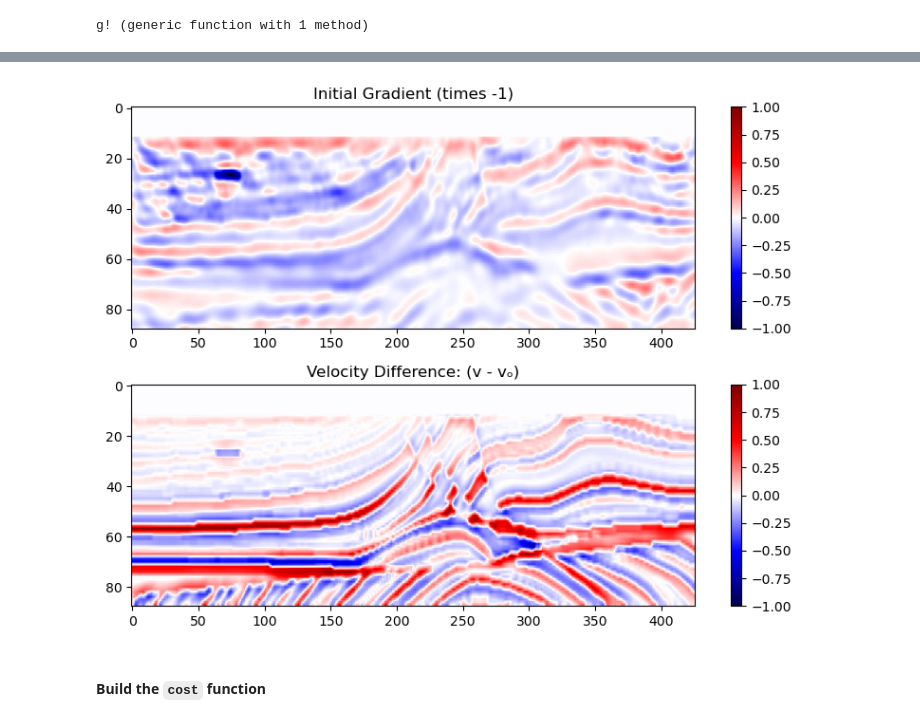
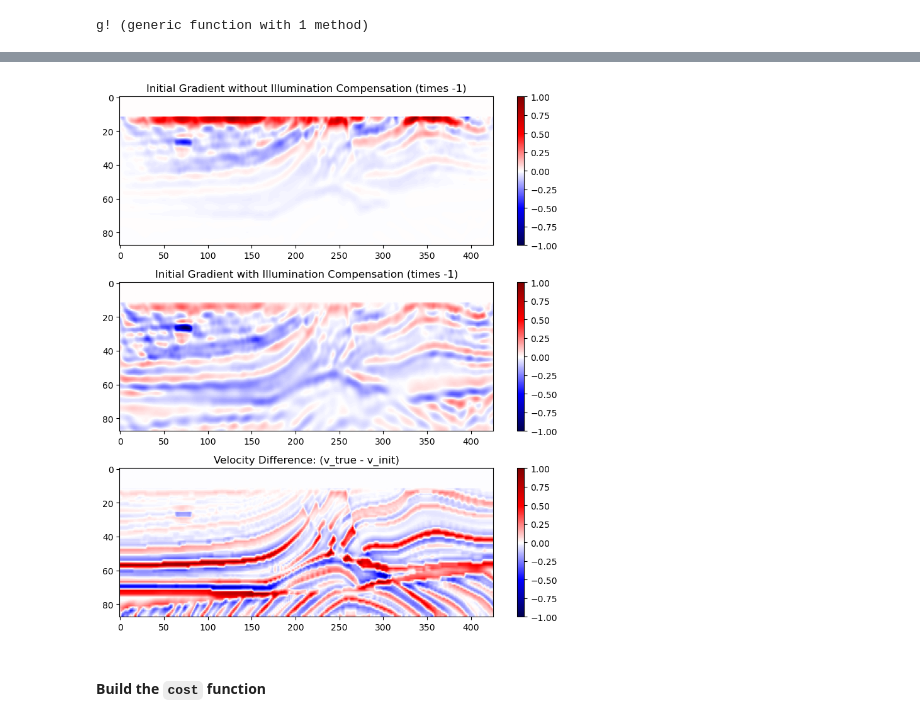
Before and after one commit to ChevronETC/Examples, a Jupyter notebook: 50_fwi/01_fwi_L2.ipynb, the cells around one changed output, grey strips where cells are left out. Saved outputs shown, nothing was run; the diff lists cells and outputs as text; code cells hidden in the pictures.

```diff
--- a/50_fwi/01_fwi_L2.ipynb
+++ b/50_fwi/01_fwi_L2.ipynb
@@ -371,0 +368,13 @@ tgrad = 29.746038536
+# %%
+grad1 = zeros(Float32,size(v1))
+grad2 = zeros(Float32,size(v1))
+
+tgrad1 = @elapsed begin
+    gradient!(grad1,F,v2,d1,p,wb_mask,0.0)
+end
+@show tgrad1;
+
+tgrad2 = @elapsed begin
+    gradient!(grad2,F,v2,d1,p,wb_mask,4.0)
+end
+@show tgrad2;
@@ -372,18 +388,26 @@ tgrad = 29.746038536
 # %%
 dv = v1 .- v2
 
-figure(figsize=(8,6))
-subplot(2,1,1)
-imshow(-1 .* grad ./ maximum(abs,grad),aspect="auto",cmap="seismic");
-colorbar(orientation="vertical");clim(-1,1);title("Initial Gradient (times -1)");
+figure(figsize=(8,9))
 
-subplot(2,1,2)
+subplot(3,1,1)
+imshow(-1 .* grad1 ./ maximum(abs,grad1),aspect="auto",cmap="seismic");
+colorbar(orientation="vertical");clim(-1,1);
+title("Initial Gradient without Illumination Compensation (times -1)");
+
+subplot(3,1,2)
+imshow(-1 .* grad2 ./ maximum(abs,grad2),aspect="auto",cmap="seismic");
+colorbar(orientation="vertical");clim(-1,1);
+title("Initial Gradient with Illumination Compensation (times -1)");
+
+subplot(3,1,3)
 imshow(dv ./ maximum(abs,dv),aspect="auto",cmap="seismic");
-colorbar(orientation="vertical");clim(-1,1);title("Velocity Difference: (v - vₒ)");
+colorbar(orientation="vertical");clim(-1,1);
+title("Velocity Difference: (v_true - v_init)");
 
 tight_layout()
 # %% [output]
-[figure, old version]
+[figure, new version]
 # %% [markdown]
 #### Build the `cost` function
 # %%
```
Also changed, not shown: parts of 12 cells of this notebook, 2 other files.
